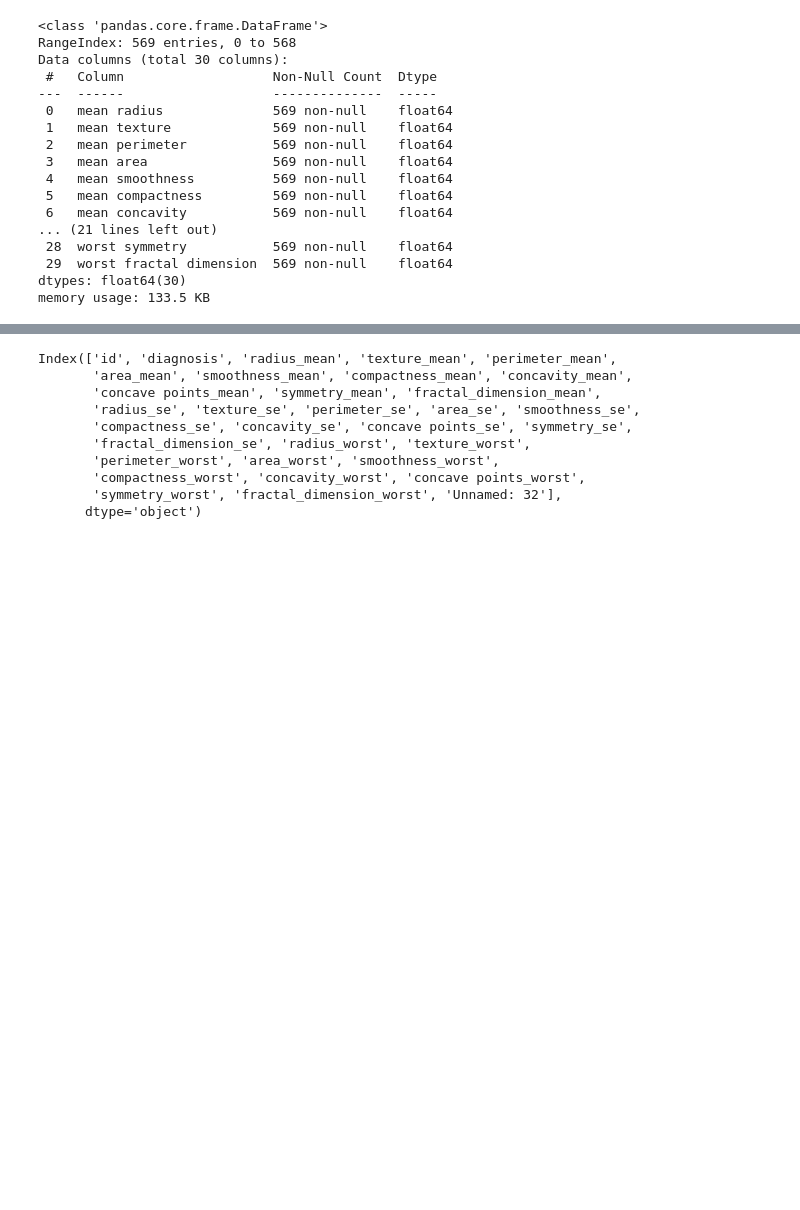
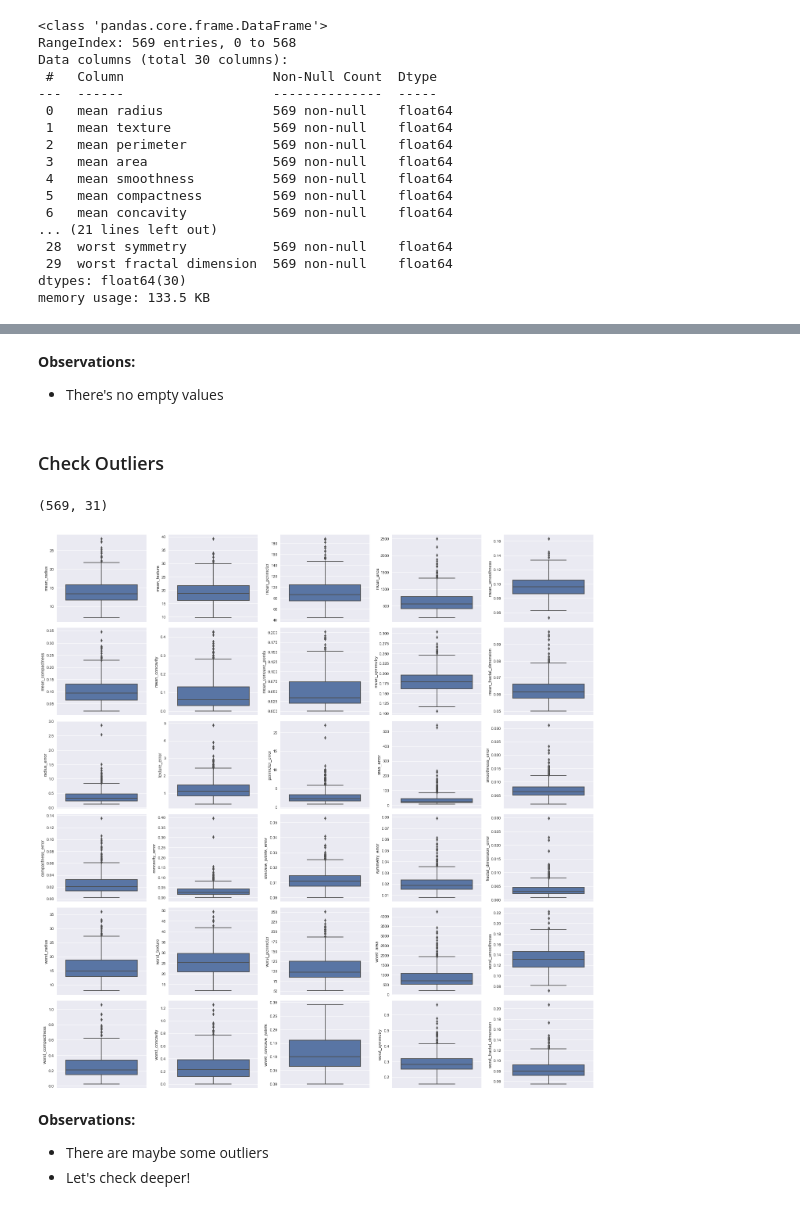
Before and after one commit to edutjie/Machine-Learning-Indonesia.AI, a Jupyter notebook: 8. Final Project/breastcancer_classifier.ipynb, the cells around one changed output, grey strips where cells are left out. Drawn from its saved outputs; the diff is of its cells as text; code cells hidden in the pictures; blank space fills up the shorter version.

```diff
--- a/8. Final Project/breastcancer_classifier.ipynb
+++ b/8. Final Project/breastcancer_classifier.ipynb
@@ -49,6 +81,3 @@ Data columns (total 30 columns):
  29  worst fractal dimension  569 non-null    float64
 dtypes: float64(30)
 memory usage: 133.5 KB
-# %%
-df = pd.read_csv('../data/breast_cancer_wisconsin.csv')
-df.head()
@@ -62,0 +97,3 @@ df.head()
+# %%
+df.columns = df.columns.str.replace(' ', '_')
+df.columns
@@ -62,0 +117,3 @@ df.head()
+# %%
+df['diagnosis'] = breast_cancer.target_names[breast_cancer.target]
+df.diagnosis.value_counts()
@@ -82,0 +164,6 @@ memory usage: 146.8+ KB
+# %%
+cat_cols = df.select_dtypes(include=['object']).columns.to_list()
+num_cols = df.select_dtypes(include=['int64', 'float64']).columns.to_list()
+
+print(f"Category Columns: {cat_cols}")
+print(f"Numeric Columns: {num_cols}")
@@ -83,13 +197,21 @@ memory usage: 146.8+ KB
+# %% [markdown]
+**Observations:**
+- There's no empty values
+# %% [markdown]
+### Check Outliers
 # %%
-df.columns
+df.shape
 # %% [output]
-Index(['id', 'diagnosis', 'radius_mean', 'texture_mean', 'perimeter_mean',
-       'area_mean', 'smoothness_mean', 'compactness_mean', 'concavity_mean',
-       'concave points_mean', 'symmetry_mean', 'fractal_dimension_mean',
-       'radius_se', 'texture_se', 'perimeter_se', 'area_se', 'smoothness_se',
-       'compactness_se', 'concavity_se', 'concave points_se', 'symmetry_se',
-       'fractal_dimension_se', 'radius_worst', 'texture_worst',
-       'perimeter_worst', 'area_worst', 'smoothness_worst',
-       'compactness_worst', 'concavity_worst', 'concave points_worst',
-       'symmetry_worst', 'fractal_dimension_worst', 'Unnamed: 32'],
-      dtype='object')
+(569, 31)
+# %%
+fig, axes = plt.subplots(6, 5, figsize=(20, 20))
+
+for i, col in enumerate(num_cols):
+    sns.boxplot(y=col, data=df, ax=axes[i//5, i%5])
+plt.tight_layout()
+# %% [output]
+[figure, added]
+# %% [markdown]
+**Observations:**
+- There are maybe some outliers
+- Let's check deeper!
```
Also changed, not shown: parts of 24 cells of this notebook, 7 other files.
